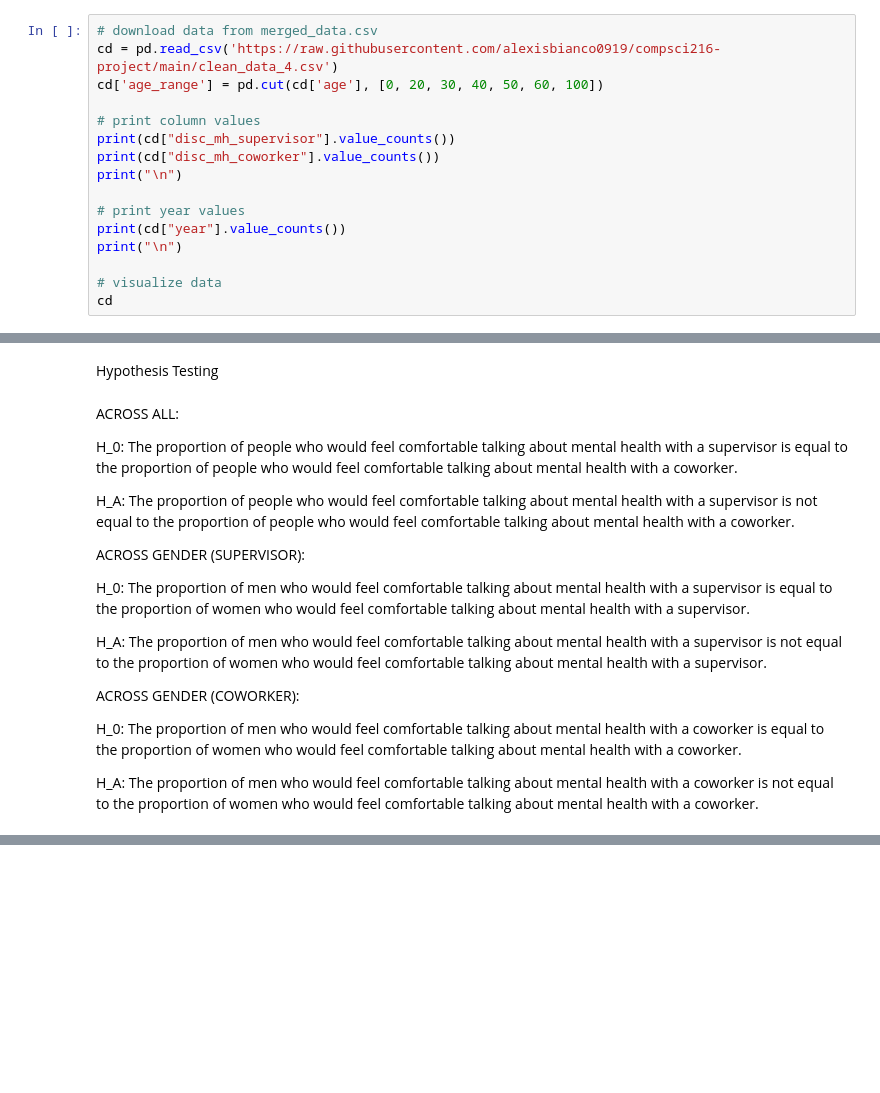
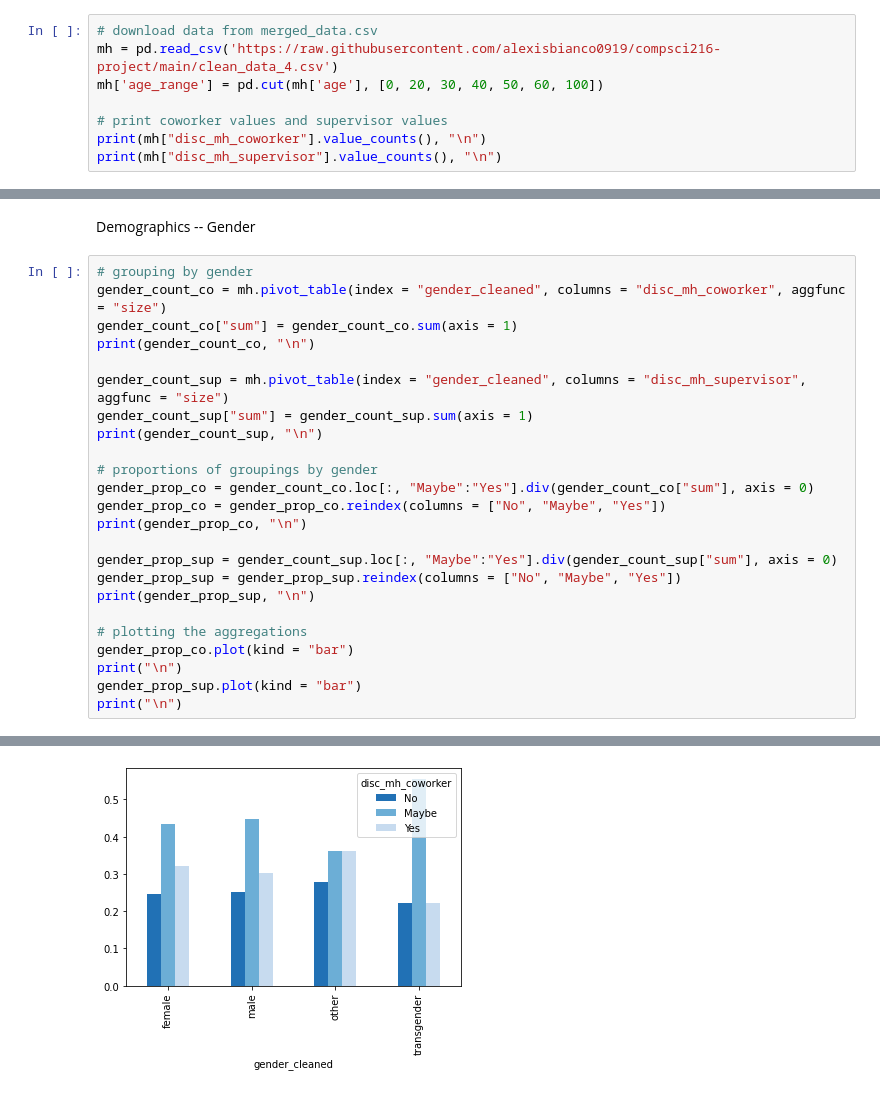
Before and after one commit to alexisbianco0919/compsci216-project, a Jupyter notebook: discussing_mh.ipynb, the cells around one changed output, grey strips where cells are left out. Cells and saved outputs as stored; diff of their text form; blank space fills up the shorter version.

Commit message:
alexis hypothesis testing and data analysis

```diff
--- a/discussing_mh.ipynb
+++ b/discussing_mh.ipynb
@@ -11,17 +18,9 @@ import seaborn as sns
 # %%
 # download data from merged_data.csv
-cd = pd.read_csv('https://raw.githubusercontent.com/alexisbianco0919/compsci216-project/main/clean_data_4.csv')
-cd['age_range'] = pd.cut(cd['age'], [0, 20, 30, 40, 50, 60, 100])
+mh = pd.read_csv('https://raw.githubusercontent.com/alexisbianco0919/compsci216-project/main/clean_data_4.csv')
+mh['age_range'] = pd.cut(mh['age'], [0, 20, 30, 40, 50, 60, 100])
 
-# print column values
-print(cd["disc_mh_supervisor"].value_counts())
-print(cd["disc_mh_coworker"].value_counts())
-print("\n")
-
-# print year values
-print(cd["year"].value_counts())
-print("\n")
-
-# visualize data
-cd
+# print coworker values and supervisor values
+print(mh["disc_mh_coworker"].value_counts(), "\n")
+print(mh["disc_mh_supervisor"].value_counts(), "\n")
 # %% [output]
@@ -154,22 +36,27 @@ Coworker:
-# %% [markdown]
-Hypothesis Testing
-# %% [markdown]
-ACROSS ALL:
-
-H_0: The proportion of people who would feel comfortable talking about mental health with a supervisor is equal to the proportion of people who would feel comfortable talking about mental health with a coworker.
-
-H_A: The proportion of people who would feel comfortable talking about mental health with a supervisor is not equal to the proportion of people who would feel comfortable talking about mental health with a coworker.
-
-
-ACROSS GENDER (SUPERVISOR):
-
-H_0: The proportion of men who would feel comfortable talking about mental health with a supervisor is equal to the proportion of women who would feel comfortable talking about mental health with a supervisor.
-
-H_A: The proportion of men who would feel comfortable talking about mental health with a supervisor is not equal to the proportion of women who would feel comfortable talking about mental health with a supervisor.
-
-
-ACROSS GENDER (COWORKER):
-
-H_0: The proportion of men who would feel comfortable talking about mental health with a coworker is equal to the proportion of women who would feel comfortable talking about mental health with a coworker.
-
-H_A: The proportion of men who would feel comfortable talking about mental health with a coworker is not equal to the proportion of women who would feel comfortable talking about mental health with a coworker.
+# %% [markdown]
+Demographics -- Gender
+# %%
+# grouping by gender
+gender_count_co = mh.pivot_table(index = "gender_cleaned", columns = "disc_mh_coworker", aggfunc = "size")
+gender_count_co["sum"] = gender_count_co.sum(axis = 1)
+print(gender_count_co, "\n")
+
+gender_count_sup = mh.pivot_table(index = "gender_cleaned", columns = "disc_mh_supervisor", aggfunc = "size")
+gender_count_sup["sum"] = gender_count_sup.sum(axis = 1)
+print(gender_count_sup, "\n")
+
+# proportions of groupings by gender
+gender_prop_co = gender_count_co.loc[:, "Maybe":"Yes"].div(gender_count_co["sum"], axis = 0)
+gender_prop_co = gender_prop_co.reindex(columns = ["No", "Maybe", "Yes"])
+print(gender_prop_co, "\n")
+
+gender_prop_sup = gender_count_sup.loc[:, "Maybe":"Yes"].div(gender_count_sup["sum"], axis = 0)
+gender_prop_sup = gender_prop_sup.reindex(columns = ["No", "Maybe", "Yes"])
+print(gender_prop_sup, "\n")
+
+# plotting the aggregations
+gender_prop_co.plot(kind = "bar")
+print("\n")
+gender_prop_sup.plot(kind = "bar")
+print("\n")
+# %% [output]
@@ -175,0 +80 @@ H_A: The proportion of men who would feel comfortable talking about mental healt
+[figure, added]
```
Also changed, not shown: parts of 28 cells of this notebook.
